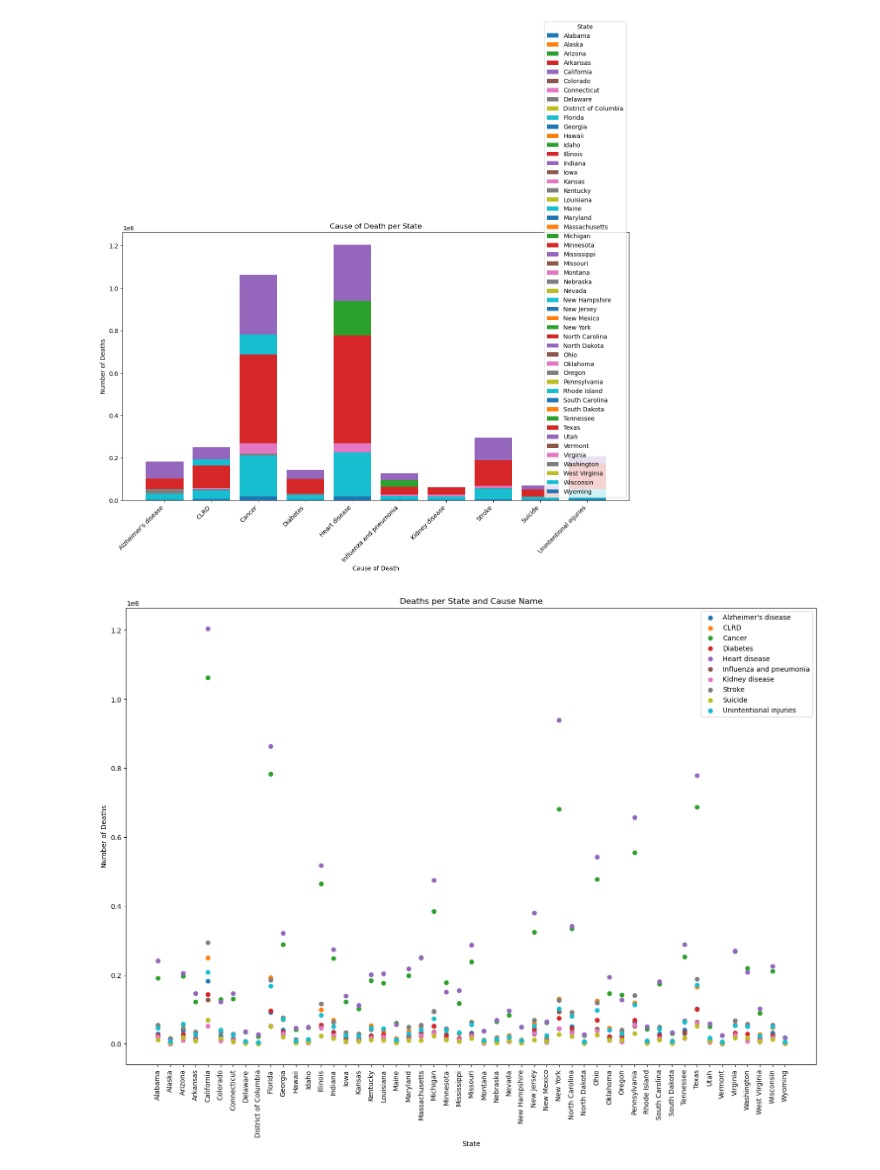
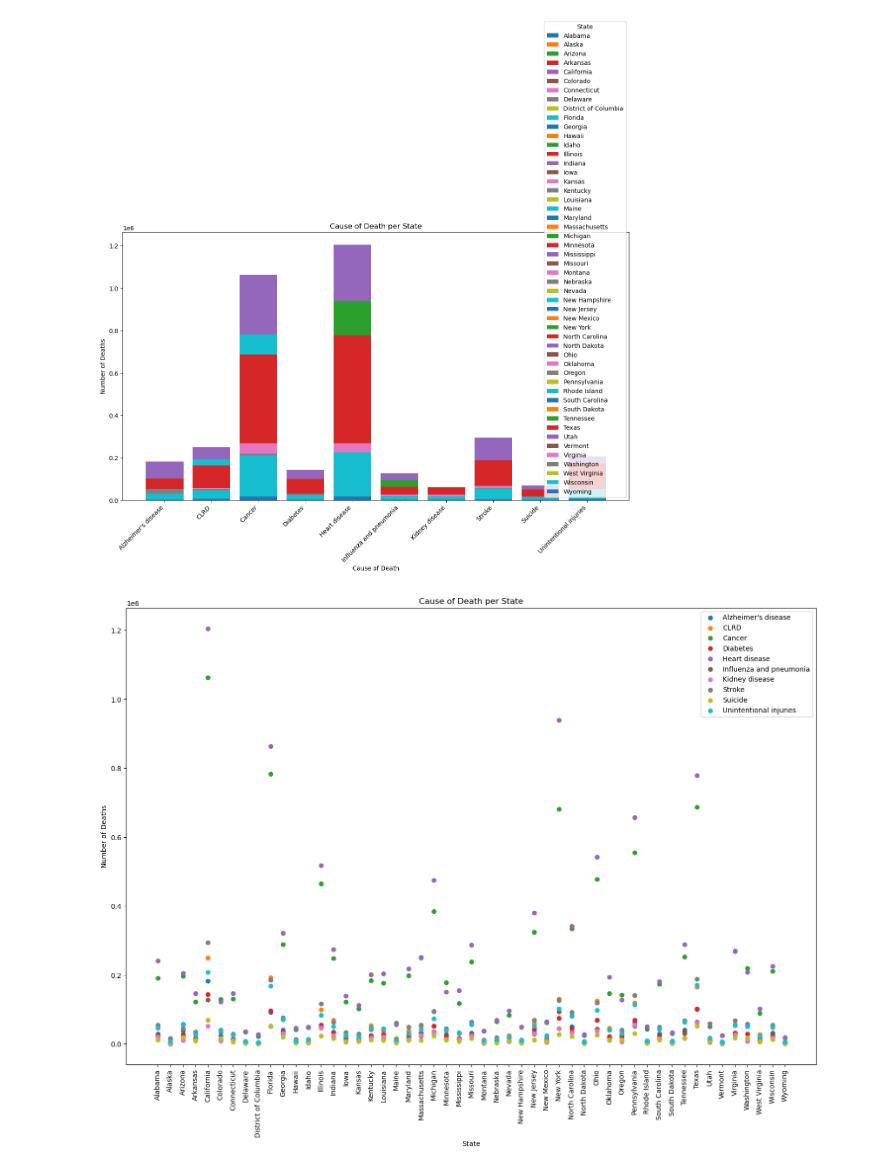
Before and after one commit to lyvianguyen/Project-3, a Jupyter notebook: Converting json to csv.ipynb, the cells around one changed output. Saved outputs shown, nothing was run; the diff lists cells and outputs as text; code cells hidden in the pictures.

```diff
--- a/Converting json to csv.ipynb
+++ b/Converting json to csv.ipynb
@@ -168,21 +171,0 @@ plt.show()
-# %%
-# #dropped All causes of death
-# df['Deaths'] = df['Deaths'].astype(int)
-
-# # Group data by year and cause name, and sum the number of deaths
-# grouped_data = df.groupby(['Year', 'Cause Name'])['Deaths'].sum().reset_index()
-# grouped_data = grouped_data[grouped_data['Cause Name']!="All causes"]
-
-# Create a line chart for trend over time
-plt.figure(figsize=(12, 6))
-for cause, group in grouped_data.groupby('Cause Name'):
-    plt.plot(group['Year'], group['Deaths'], label=cause)
-
-plt.xlabel('Year')
-plt.ylabel('Number of Deaths')
-plt.title('Trend of Causes of Death Over Time')
-plt.legend()
-plt.grid(True)
-
-plt.tight_layout()
-plt.show()
@@ -237,20 +219,21 @@ plt.show()
 # %%
 #Creating the scatter plot for Deaths per State and Cause Name
 for cause_name, group in grouped_data.groupby('Cause Name'):
     plt.scatter(group['State'], group['Deaths'], label= cause_name)
 
 # Add labels and title
 plt.xlabel('State')
 plt.ylabel('Number of Deaths')
-plt.title('Deaths per State and Cause Name')
+plt.title('Cause of Death per State')
 plt.xticks(rotation=90)
 plt.rcParams['figure.figsize']= (18,12)
 plt.legend()
 
 # Show the plot
+plt.savefig("Cause of Death per State")
 plt.show()
 # %% [output]
-[figure, old version]
+[figure, new version]
 # %%
 df.to_csv("data.csv", index=False)
 # %%
```
Also changed, not shown: parts of 5 cells of this notebook, 5 other files.
